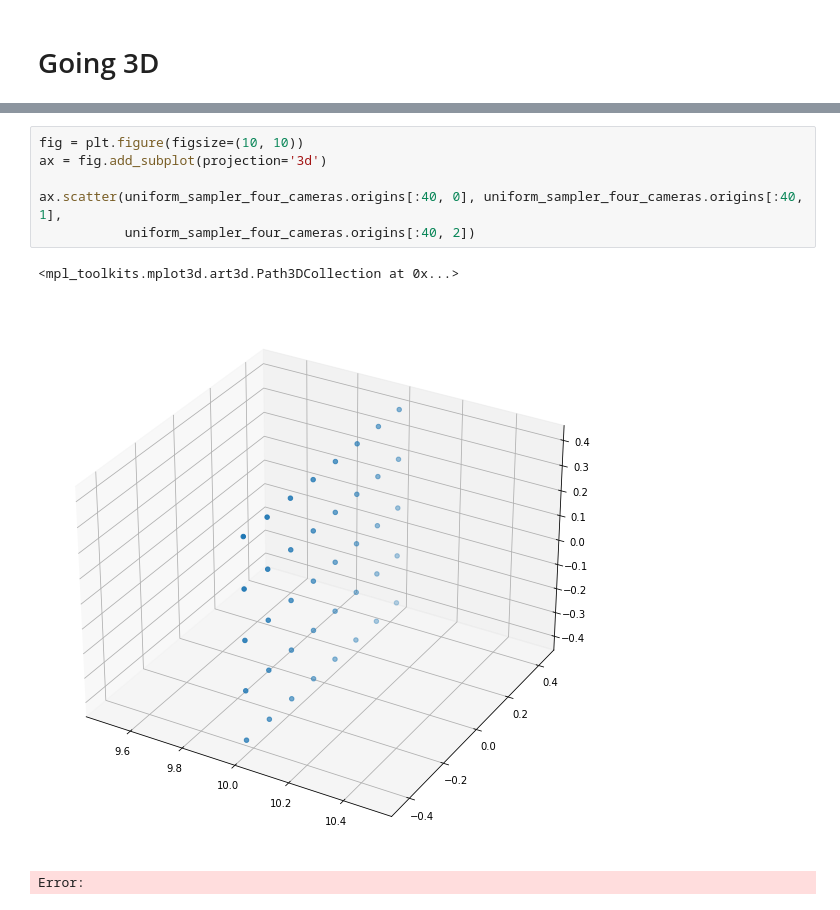
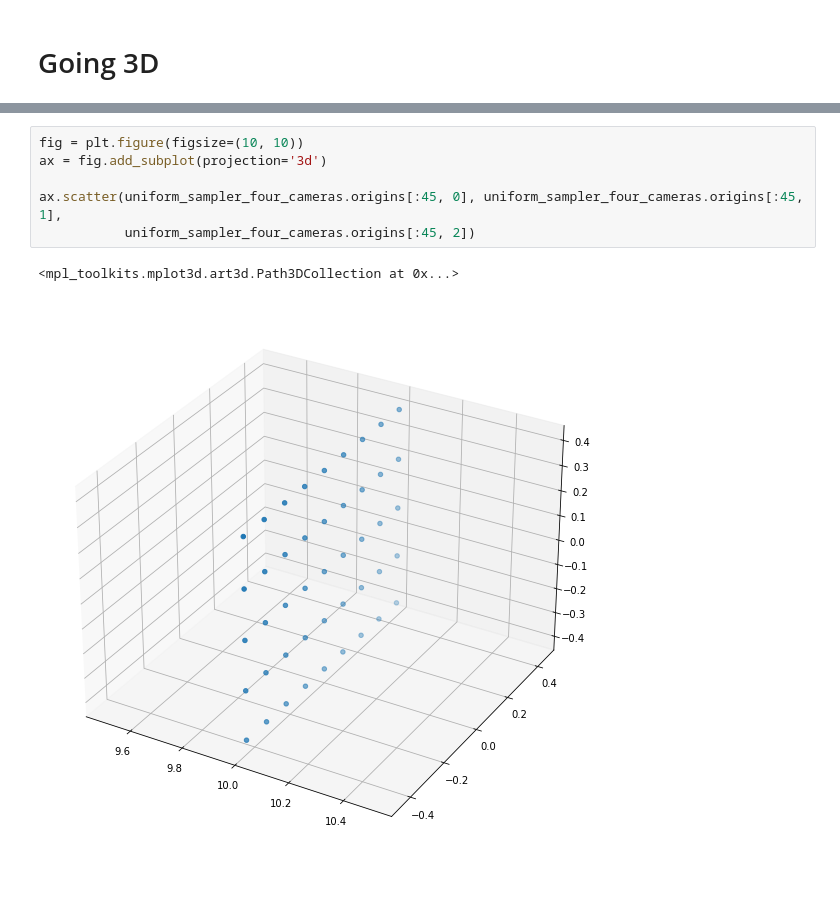
Before and after one commit to YanivHollander/kornia_nerf_jupyter, a Jupyter notebook: test_rays.ipynb, the cells around one changed output, grey strips where cells are left out. Cells and saved outputs as stored; diff of their text form.

```diff
--- a/test_rays.ipynb
+++ b/test_rays.ipynb
@@ -204,10 +190,9 @@ Error:
 # %%
 fig = plt.figure(figsize=(10, 10))
 ax = fig.add_subplot(projection='3d')
 
-ax.scatter(uniform_sampler_four_cameras.origins[:40, 0], uniform_sampler_four_cameras.origins[:40, 1],
-           uniform_sampler_four_cameras.origins[:40, 2])
+ax.scatter(uniform_sampler_four_cameras.origins[:45, 0], uniform_sampler_four_cameras.origins[:45, 1],
+           uniform_sampler_four_cameras.origins[:45, 2])
 # %% [output]
 <mpl_toolkits.mplot3d.art3d.Path3DCollection at 0x...>
-[figure, old version]
+[figure, new version]
-Error:
```
Also changed, not shown: parts of 12 cells of this notebook.
